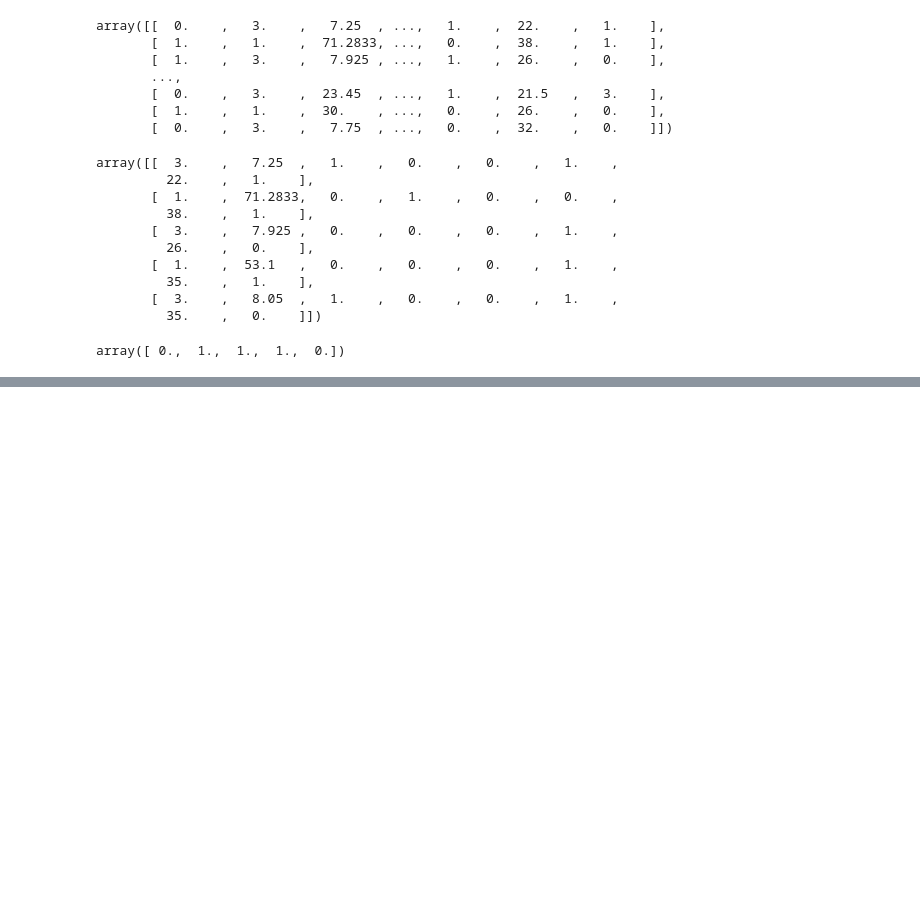
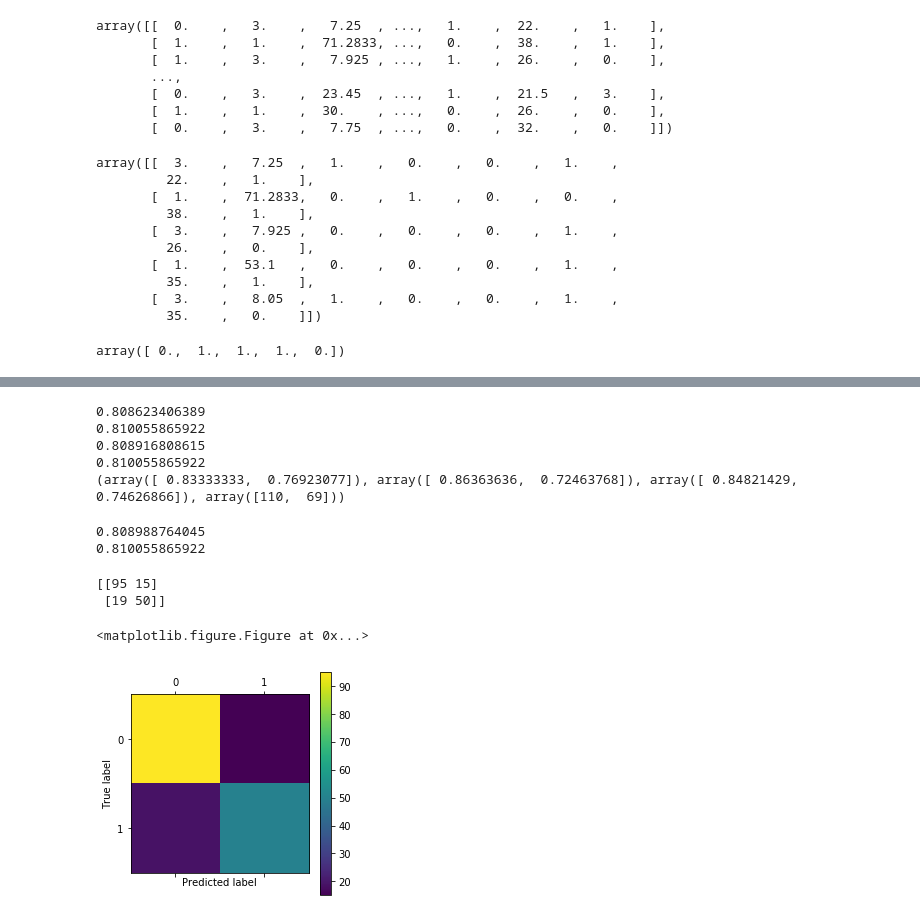
Before and after one commit to vslovik/dm, a Jupyter notebook: classification/classification_ANN.ipynb, the cells around one changed output, grey strips where cells are left out. Cells and saved outputs as stored; diff of their text form; code cells hidden in the pictures; blank space fills up the shorter version.

```diff
--- a/classification/classification_ANN.ipynb
+++ b/classification/classification_ANN.ipynb
@@ -160,0 +91,3 @@ Object `axes.ravel` not found.
+# %%
+train_x, test_x, train_y, test_y = train_test_split(X, y, test_size=0.20,
+                                                    random_state=0)
@@ -160,0 +105,3 @@ Object `axes.ravel` not found.
+# %%
+clf = MLPClassifier()
+clf.fit(train_x, train_y)
@@ -160,0 +116,40 @@ Object `axes.ravel` not found.
+# %%
+pred_target = clf.predict(test_x)
+
+print(metrics.precision_score(test_y, pred_target, average='weighted'))
+print(metrics.recall_score(test_y, pred_target, average='weighted'))
+print(metrics.f1_score(test_y, pred_target, average='weighted'))
+print(metrics.accuracy_score(test_y, pred_target))
+print(metrics.precision_recall_fscore_support(test_y, pred_target))
+# %% [output]
+0.808623406389
+0.810055865922
+0.808916808615
+0.810055865922
+(array([ 0.83333333,  0.76923077]), array([ 0.86363636,  0.72463768]), array([ 0.84821429,  0.74626866]), array([110,  69]))
+# %%
+train_pred = clf.predict(train_x)
+test_pred = clf.predict(test_x)
+# %%
+print(metrics.accuracy_score(train_y, train_pred))
+print(metrics.accuracy_score(test_y, test_pred))
+# %% [output]
+0.808988764045
+0.810055865922
+# %%
+cm = confusion_matrix(test_y, test_pred)
+print(cm)
+# %% [output]
+[[95 15]
+ [19 50]]
+# %%
+plt.close('all')
+plt.figure(figsize=(8, 6))
+plt.matshow(cm)
+plt.colorbar()
+plt.ylabel('True label')
+plt.xlabel('Predicted label')
+plt.show()
+# %% [output]
+<matplotlib.figure.Figure at 0x...>
+[figure, added]
```
Also changed, not shown: parts of 9 cells of this notebook, 3 other files.
